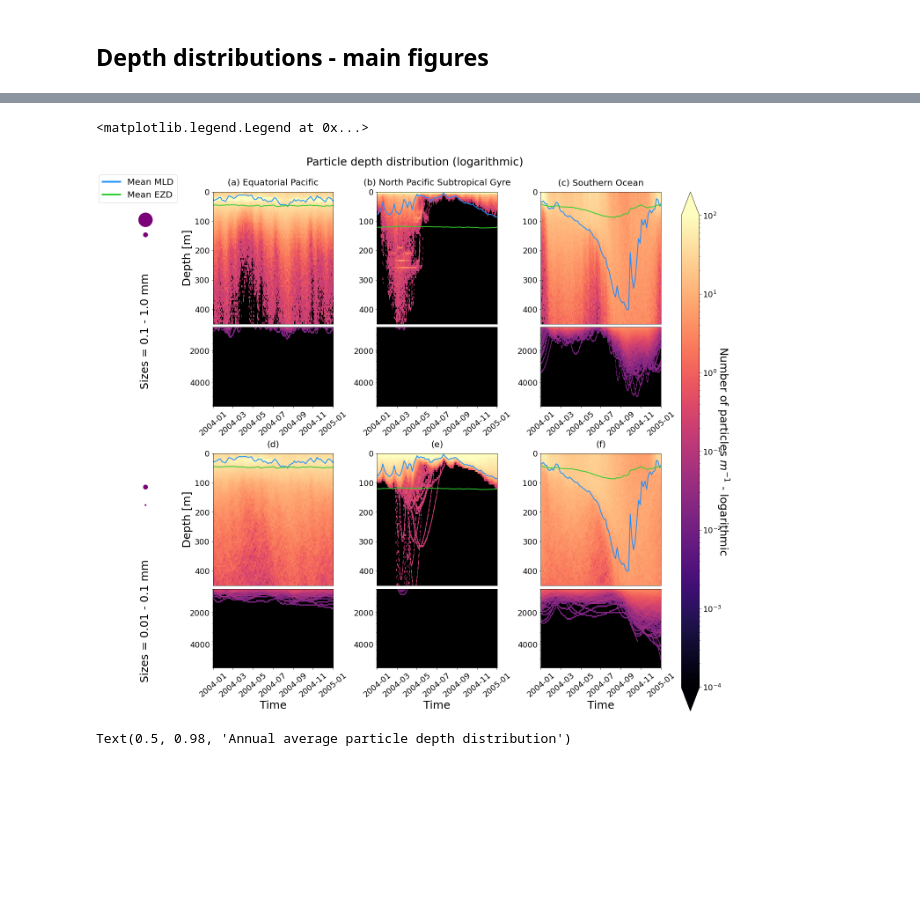
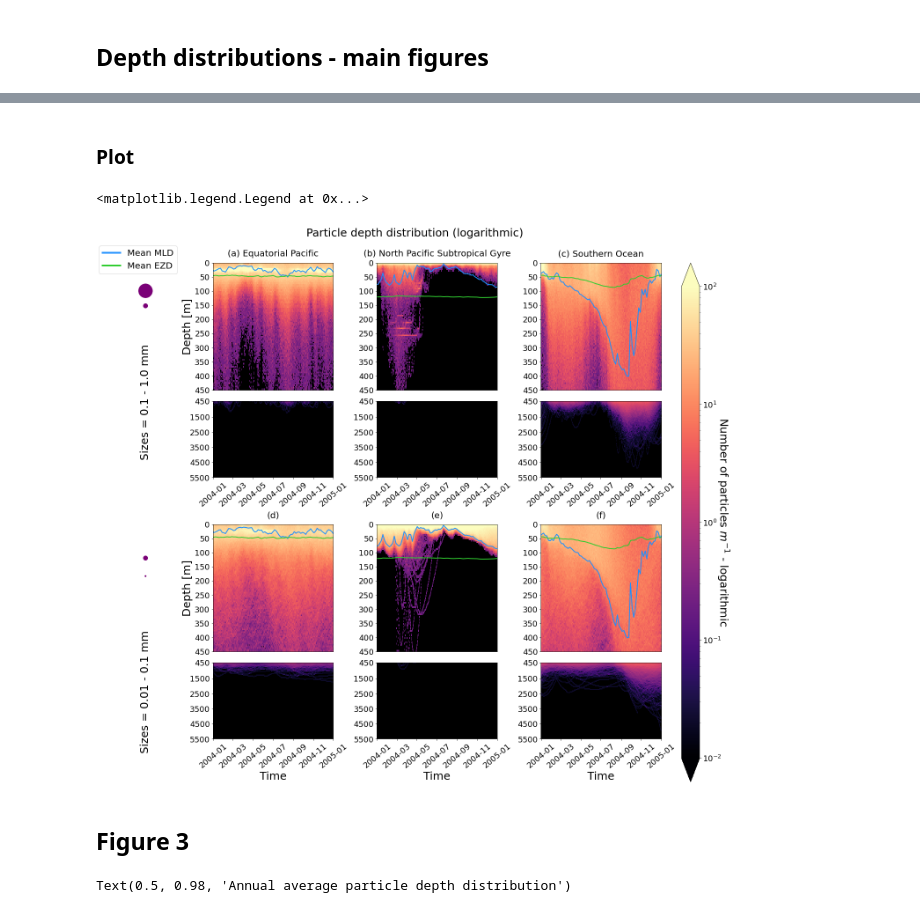
Before and after one commit to OceanParcels/biofouling_3dtransport_2, a Jupyter notebook: Analysis/Locations.ipynb, the cells around one changed output, grey strips where cells are left out. Saved outputs shown, nothing was run; the diff lists cells and outputs as text; code cells hidden in the pictures; blank space fills up the shorter version.

```diff
--- a/Analysis/Locations.ipynb
+++ b/Analysis/Locations.ipynb
@@ -16,8 +23,6 @@ import matplotlib.gridspec as gridspec
 import cartopy.feature as cfeature
 import math
 import cmocean
-# %%
-datadir = '/data/oceanparcels/output_data/data_Delphine/' #'/nethome/lobel001/biofouling_3dtransport_2/Simulation/Sim_output/' #/data/oceanparcels/output_data/data_Reint/' #
 # %%
 regions = {'EqPac': 'Equatorial Pacific',
            'GPGP': 'Great Pacific Garbage Patch',
@@ -148,7 +91,7 @@ KeyboardInterrupt:
 for i in range(len(ds_2['traj'])):
     ids = np.where(ds_2['w_adv'][i,1:]==0)
     if ids[0].size>0:
-        for key in list(ds_2.keys())[:31]+[list(ds_2.keys())[-1]]:
+        for key in list(ds_2.keys())[:31]: #+[list(ds_2.keys())[-1]]
             ds_2[key][i,ids[0][0]:]=np.nan
 # %%
 split_ds_0 = list(ds_0.groupby_bins('r_pl',sizebinedges[::-1]))[::-1]
@@ -160,8 +103,8 @@ sizebinedges
 # %%
-depthbins = np.concatenate((np.linspace(0,450,73), np.linspace(500,5500,76)))
-sub_depths = [[0,73],[73,len(depthbins)]]
-starttimes=(ds_2['time'][0,obs_ids[0]:obs_ids[1]]-np.timedelta64(int(outputdt/2.), 'h')).values
-endtime = (ds_2['time'][0,obs_ids[1]]+np.timedelta64(int(outputdt/2.), 'h')).values
+depthbins = np.concatenate((np.linspace(0,445,90), np.linspace(450,5500,102)))
+sub_depths = [[0,91],[90,len(depthbins)]]
+starttimes=(ds_0['time'][0,obs_ids[0]:obs_ids[1]]-np.timedelta64(int(outputdt/2.), 'h')).values
+endtime = (ds_0['time'][0,obs_ids[1]]+np.timedelta64(int(outputdt/2.), 'h')).values
 timebins = np.append(starttimes,endtime)
 daybins =(timebins-timebins[0]).astype(np.float64)*(np.timedelta64(1,'ns') / np.timedelta64(1,'D'))
 timeperiod = obs_ids[1]-obs_ids[0]
@@ -195,6 +125,5 @@ array(4938.39265778)
-# %%
-for k in range(len(dslist)):
-    split_ds = split_dslist[k]
+# %% [markdown]
+### Plot
 # %%
 depth_cmap = copy(plt.get_cmap('magma'))
 # depth_cmap.set_over('w')
@@ -227,7 +156,7 @@ for i, ax_r in enumerate(axes[1:]):   # column: region
         for j, ax in enumerate(ax_s): # subfigure: depth
             ax.set_facecolor('k')
             ax.tick_params(axis='both', labelsize=18)#13
-            pc = ax.pcolormesh(timebins,depthbins[sub_depths[j][0]:sub_depths[j][1]],depth_numbers[i,c,:,sub_depths[j][0]:sub_depths[j][1]-1].T, cmap=depth_cmap,norm=mcolors.LogNorm(vmin=1e-4, vmax=1e2))
+            pc = ax.pcolormesh(timebins,depthbins[sub_depths[j][0]:sub_depths[j][1]],depth_numbers[i,c,:,sub_depths[j][0]:sub_depths[j][1]-1].T, cmap=depth_cmap,norm=mcolors.LogNorm(vmin=1e-2, vmax=1e2))
             if j == 0:
                 ax.plot(dslist[i]['time'][0,obs_ids[0]:obs_ids[1]], mldlist[i][obs_ids[0]:obs_ids[1]], linewidth=2, c='dodgerblue', label='Mean Mixed Layer Depth')
                 ax.plot(dslist[i]['time'][0,obs_ids[0]:obs_ids[1]], ezlist[i][obs_ids[0]:obs_ids[1]], linewidth=2, c='limegreen', label='Mean Euphotic Depth')
@@ -240,42 +169,48 @@ for i, ax_r in enumerate(axes[1:]):   # column: region
 
                 n=c*3+i
                 ax.set_ylim(depthbins[sub_depths[j][1]-1], depthbins[sub_depths[j][0]])
+                ax.set_yticks(np.arange(450,-10,-50))
+#                 ax.set_yticks(np.concatenate((np.arange(depthbins[sub_depths[j][1]-1], depthbins[sub_depths[j][0]],-50),[depthbins[sub_depths[j][0]]])))
                 if c == 0:
                     ax.set_title('('+chr(ord('a')+n)+') '+ regions[region[i]], fontsize=20, y=1.03)
                 else:
                     ax.set_title('('+chr(ord('a')+n)+')', fontsize=20, y=1.03)
                 if i == 0:
                     ax.set_ylabel('Depth [m]', fontsize=25)#14
             if j == 1:
                 ax.set_ylim(depthbins[sub_depths[j][1]-1], depthbins[sub_depths[j][0]])
-                ax.set_yticks(np.linspace(depthbins[sub_depths[j][1]-1], depthbins[sub_depths[j][0]],100),minor=True)
+                ax.set_yticks([5500,4500,3500,2500,1500,450])
+#                 ax.set_yticks((np.arange(depthbins[sub_depths[j][1]-1], depthbins[sub_depths[j][0]],-1000)))
                 ax.tick_params(axis='x', rotation=40) #20)
                 if c == 1:
                     ax.set_xlabel('Time', fontsize=25) #14)
 
 
 cb = fig.colorbar(pc, cax=ax15, extend='both')
 cb.set_label('Number of particles $m^{-1}$ - logarithmic', size=25, rotation=270, labelpad=20)
 cb.ax.tick_params(labelsize=18) #13)
 
 fig.suptitle('Particle depth distribution (logarithmic)', fontsize=25, y=1.03) #20) #January 2004 - January 2005
 #plt.subplots_adjust(top=0.92)
 #fig.tight_layout(h_pad=1)
 #fig.tight_layout()
-for k, ds_r in enumerate(split_ds):
+for k, ds_r in enumerate(split_ds_0):
     axes[0][k].scatter(0.5,0.87,s=sizebinedges[k]*1000000,color=r_pl_clist[0])
     axes[0][k].scatter(0.5,0.80,s=sizebinedges[k+1]*1000000,color=r_pl_clist[0])
     axes[0][k].set_ylim(0,1)
     axes[0][k].text(0.5,0.35,'Sizes = '+ str(ds_r[0].left*1000)+' - '+str(ds_r[0].right*1000)+' mm',rotation=90, fontsize=25, horizontalalignment='center',verticalalignment='center')
     axes[0][k].axis('off')
 
 custom_lines = [Line2D([0], [0], color='dodgerblue', lw=4),
                 Line2D([0], [0], color='limegreen', lw=4)]
 
 ax1.legend(custom_lines, ["Mean MLD", "Mean EZD"], loc='upper right', fontsize=20, bbox_to_anchor=(1.5,1.1))
+# plt.savefig(datadir+'fig02_v1_1020')
 # %% [output]
 <matplotlib.legend.Legend at 0x...>
-[figure, old version]
+[figure, new version]
+# %% [markdown]
+## Figure 3
 # %%
 depth_profiles = np.mean(depth_numbers,axis=2)
 depth_low = np.percentile(depth_numbers, 5, axis=2)
```
Also changed, not shown: parts of 43 cells of this notebook, 5 other files.
